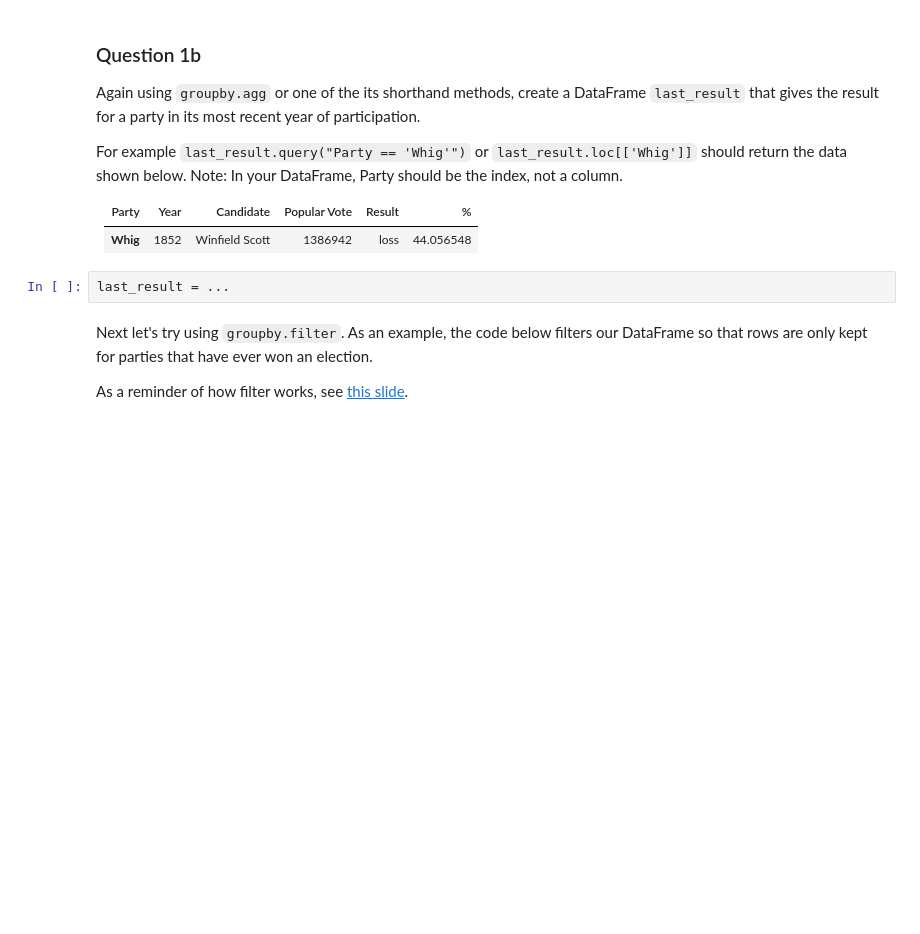
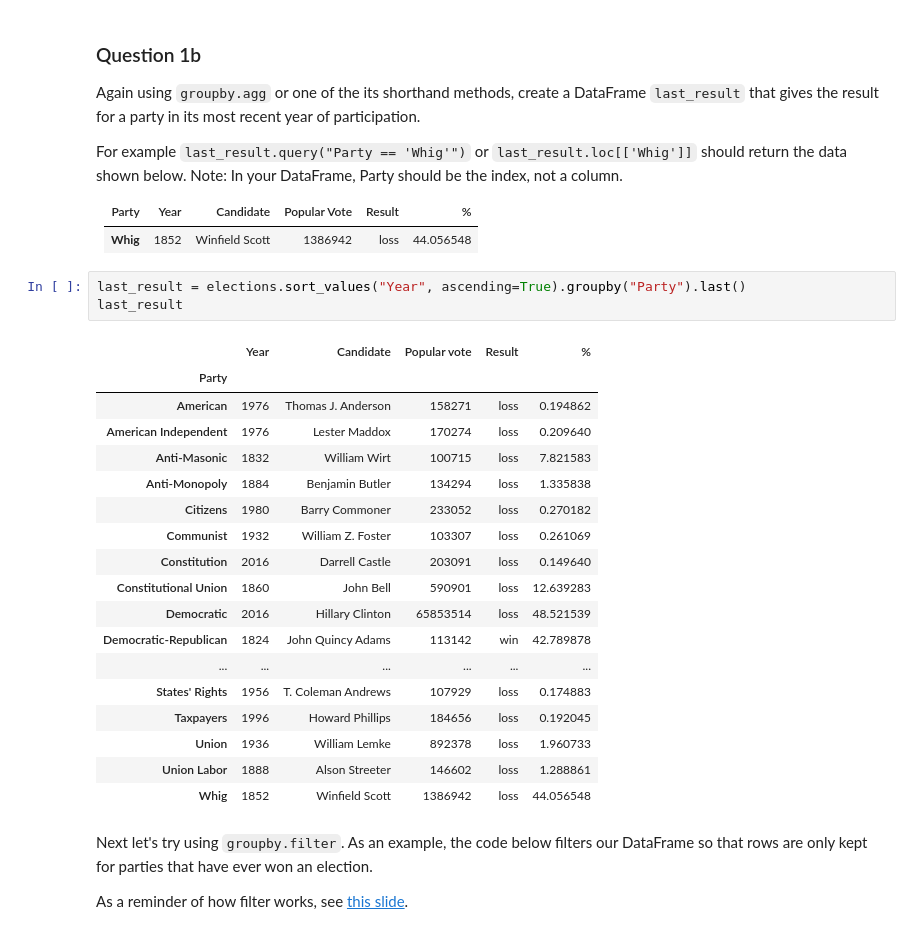
Before and after one commit to DS-100/sp22, a Jupyter notebook: disc/disc03/disc03-pandas-student-blank.ipynb, the cells around one changed output. Cells and saved outputs as stored; diff of their text form; blank space fills up the shorter version.

```diff
--- a/disc/disc03/disc03-pandas-student-blank.ipynb
+++ b/disc/disc03/disc03-pandas-student-blank.ipynb
@@ -134,8 +143,28 @@ For example `last_result.query("Party == 'Whig'")` or `last_result.loc[['Whig']]
 |Party | Year | Candidate      | Popular Vote | Result | %         |
 |------|------|----------------|--------------|--------|-----------|
 |**Whig**  | 1852 | Winfield Scott | 1386942      | loss   | 44.056548 |
-# %%
-last_result = ...
+# %%
+last_result = elections.sort_values("Year", ascending=True).groupby("Party").last()
+last_result
+# %% [output]
+|  | Year | Candidate | Popular vote | Result | % |
+| Party |  |  |  |  |  |
+| American | 1976 | Thomas J. Anderson | 158271 | loss | 0.194862 |
+| American Independent | 1976 | Lester Maddox | 170274 | loss | 0.209640 |
+| Anti-Masonic | 1832 | William Wirt | 100715 | loss | 7.821583 |
+| Anti-Monopoly | 1884 | Benjamin Butler | 134294 | loss | 1.335838 |
+| Citizens | 1980 | Barry Commoner | 233052 | loss | 0.270182 |
+| Communist | 1932 | William Z. Foster | 103307 | loss | 0.261069 |
+| Constitution | 2016 | Darrell Castle | 203091 | loss | 0.149640 |
+| Constitutional Union | 1860 | John Bell | 590901 | loss | 12.639283 |
+| Democratic | 2016 | Hillary Clinton | 65853514 | loss | 48.521539 |
+| Democratic-Republican | 1824 | John Quincy Adams | 113142 | win | 42.789878 |
+| ... | ... | ... | ... | ... | ... |
+| States' Rights | 1956 | T. Coleman Andrews | 107929 | loss | 0.174883 |
+| Taxpayers | 1996 | Howard Phillips | 184656 | loss | 0.192045 |
+| Union | 1936 | William Lemke | 892378 | loss | 1.960733 |
+| Union Labor | 1888 | Alson Streeter | 146602 | loss | 1.288861 |
+| Whig | 1852 | Winfield Scott | 1386942 | loss | 44.056548 |
 # %% [markdown]
 Next let's try using `groupby.filter`. As an example, the code below filters our DataFrame so that rows are only kept for parties that have ever won an election.
 
```
Also changed, not shown: parts of 13 cells of this notebook, 1 other file.
